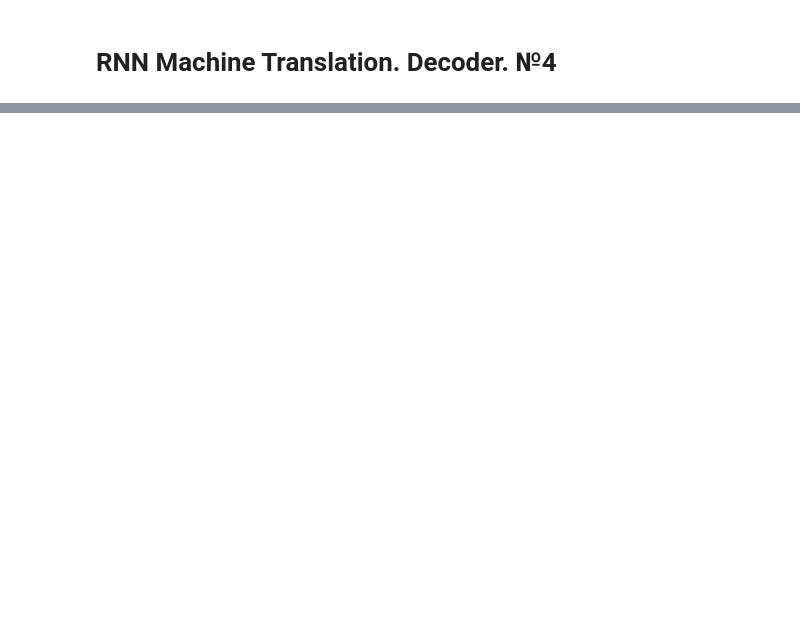
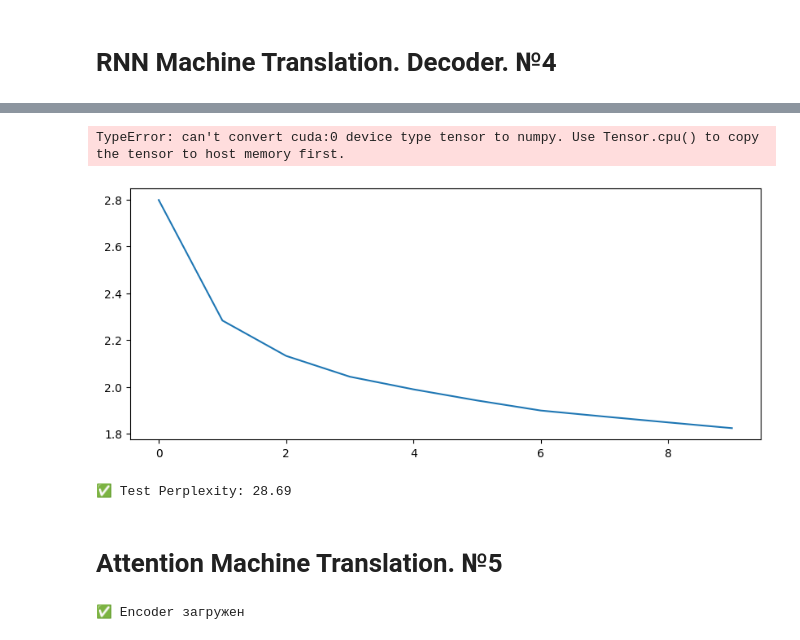
Before and after one commit to Analagis/learning_ML_projects, a Jupyter notebook: Project11/src/report.ipynb, the cells around one changed output, grey strips where cells are left out. Drawn from its saved outputs; the diff is of its cells as text; code cells hidden in the pictures; blank space fills up the shorter version.

```diff
--- a/Project11/src/report.ipynb
+++ b/Project11/src/report.ipynb
@@ -110,7 +129,7 @@ test_loader = DataLoader(
 # %% [markdown]
 # RNN Encoder. №3
 # %%
-model = RNNEncoder.RNNEncoder(len(eng_char2idx))
+model = RNNEncoder.RNNEncoder(len(eng_char2idx), embed_size=32, hidden_size=32)
 # %%
 num_epochs = 10
 # %%
@@ -151,2 +196,4 @@ Generated English names:
 # %% [markdown]
 # RNN Machine Translation. Decoder. №4
+# %%
+encoder = RNNEncoder.load_encoder(len(eng_char2idx), embed_size=32, hidden_size=32)
@@ -152,0 +202,6 @@ Generated English names:
+# %%
+rus_vocab_size = len(rus_char2idx)
+decoder, train_losses, valid_losses = RNNDecoder.train_decoder(
+    encoder, train_loader, valid_loader, len(rus_char2idx), eng_idx2char, rus_idx2char, eng_char2idx, rus_char2idx,
+                  X_valid_t, y_valid_t, y_max_length, num_epochs, embed_size=64, hidden_size=32
+)
@@ -152,0 +233,28 @@ Generated English names:
+# %%
+# 3. График loss
+plt.figure(figsize=(10, 4))
+plt.plot(train_losses, label='Train Loss')
+plt.plot(valid_losses, label='Valid Loss')
+plt.xlabel('Epoch')
+plt.ylabel('Loss')
+plt.legend()
+plt.title('RNN Decoder Training')
+plt.show()
+
+# 4. Perplexity на test
+ppl = RNNDecoder.compute_perplexity(decoder, encoder, test_loader, rus_char2idx)
+print(f"\n✅ Test Perplexity: {ppl:.2f}")
+# %% [output]
+TypeError: can't convert cuda:0 device type tensor to numpy. Use Tensor.cpu() to copy the tensor to host memory first.
+[figure, added]
+# %%
+ppl = RNNDecoder.compute_perplexity(decoder, encoder, test_loader, rus_char2idx)
+print(f"\n✅ Test Perplexity: {ppl:.2f}")
+# %% [output]
+✅ Test Perplexity: 28.69
+# %% [markdown]
+# Attention Machine Translation. №5
+# %%
+encoder = RNNEncoder.load_encoder(len(eng_char2idx), embed_size=32, hidden_size=32)
+# %% [output]
+✅ Encoder загружен
```
Also changed, not shown: parts of 14 cells of this notebook, 3 other files.
